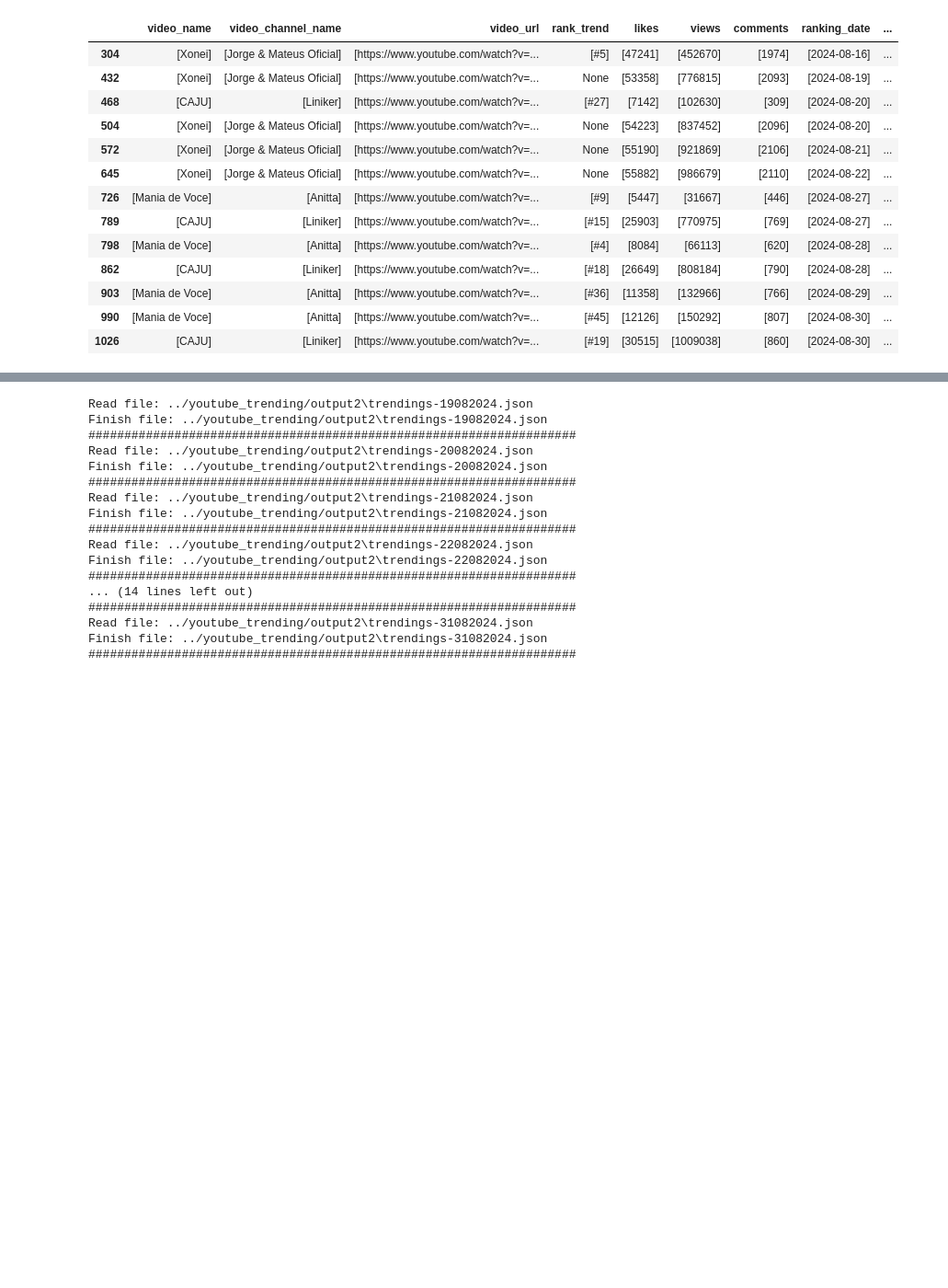
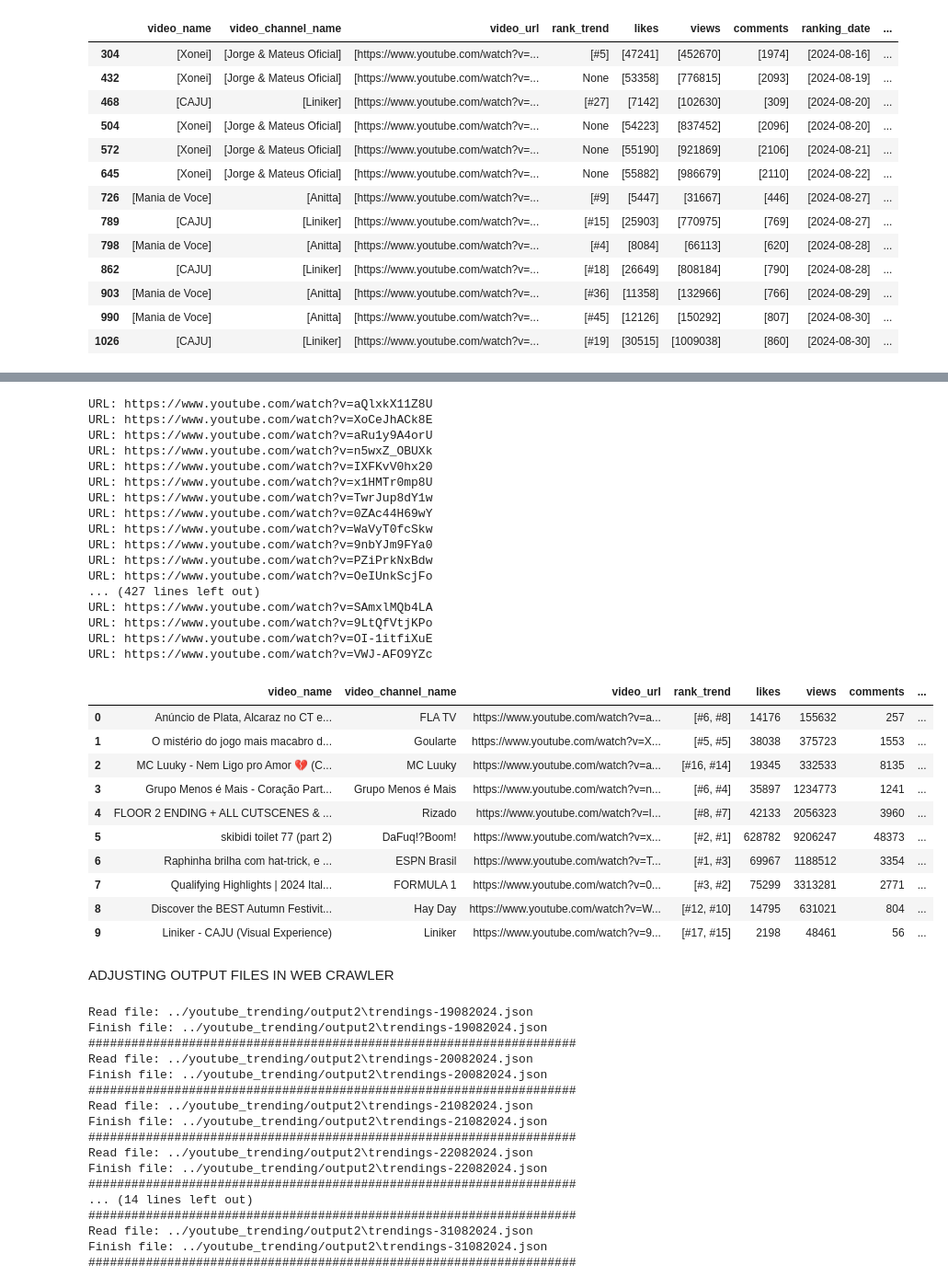
Before and after one commit to dlpires/tcc-mba-usp, a Jupyter notebook: notebooks/create_trending_table.ipynb, the cells around one changed output, grey strips where cells are left out. Shown: that part at 92% size. Saved outputs shown, nothing was run; the diff lists cells and outputs as text; code cells hidden in the pictures; blank space fills up the shorter version.

```diff
--- a/notebooks/create_trending_table.ipynb
+++ b/notebooks/create_trending_table.ipynb
@@ -102,0 +231,33 @@ Name: video_name, Length: 1093, dtype: object
+# %%
+## RUN FUNCTION
+df_trending_final = unifyVideos(df_temp2)
+df_trending_final.head(10)
+# %% [output]
+URL: https://www.youtube.com/watch?v=aQlxkX11Z8U
+URL: https://www.youtube.com/watch?v=XoCeJhACk8E
+URL: https://www.youtube.com/watch?v=aRu1y9A4orU
+URL: https://www.youtube.com/watch?v=n5wxZ_OBUXk
+URL: https://www.youtube.com/watch?v=IXFKvV0hx20
+URL: https://www.youtube.com/watch?v=x1HMTr0mp8U
+URL: https://www.youtube.com/watch?v=TwrJup8dY1w
+URL: https://www.youtube.com/watch?v=0ZAc44H69wY
+URL: https://www.youtube.com/watch?v=WaVyT0fcSkw
+URL: https://www.youtube.com/watch?v=9nbYJm9FYa0
+URL: https://www.youtube.com/watch?v=PZiPrkNxBdw
+URL: https://www.youtube.com/watch?v=OeIUnkScjFo
+... (427 lines left out)
+URL: https://www.youtube.com/watch?v=SAmxlMQb4LA
+URL: https://www.youtube.com/watch?v=9LtQfVtjKPo
+URL: https://www.youtube.com/watch?v=OI-1itfiXuE
+URL: https://www.youtube.com/watch?v=VWJ-AFO9YZc
+|  | video_name | video_channel_name | video_url | rank_trend | likes | views | comments | ... |
+| 0 | Anúncio de Plata, Alcaraz no CT e... | FLA TV | https://www.youtube.com/watch?v=a... | [#6, #8] | 14176 | 155632 | 257 | ... |
+| 1 | O mistério do jogo mais macabro d... | Goularte | https://www.youtube.com/watch?v=X... | [#5, #5] | 38038 | 375723 | 1553 | ... |
+| 2 | MC Luuky - Nem Ligo pro Amor 💔 (C... | MC Luuky | https://www.youtube.com/watch?v=a... | [#16, #14] | 19345 | 332533 | 8135 | ... |
+| 3 | Grupo Menos é Mais - Coração Part... | Grupo Menos é Mais | https://www.youtube.com/watch?v=n... | [#6, #4] | 35897 | 1234773 | 1241 | ... |
+| 4 | FLOOR 2 ENDING + ALL CUTSCENES & ... | Rizado | https://www.youtube.com/watch?v=I... | [#8, #7] | 42133 | 2056323 | 3960 | ... |
+| 5 | skibidi toilet 77 (part 2) | DaFuq!?Boom! | https://www.youtube.com/watch?v=x... | [#2, #1] | 628782 | 9206247 | 48373 | ... |
+| 6 | Raphinha brilha com hat-trick, e ... | ESPN Brasil | https://www.youtube.com/watch?v=T... | [#1, #3] | 69967 | 1188512 | 3354 | ... |
+| 7 | Qualifying Highlights | 2024 Ital... | FORMULA 1 | https://www.youtube.com/watch?v=0... | [#3, #2] | 75299 | 3313281 | 2771 | ... |
+| 8 | Discover the BEST Autumn Festivit... | Hay Day | https://www.youtube.com/watch?v=W... | [#12, #10] | 14795 | 631021 | 804 | ... |
+| 9 | Liniker - CAJU (Visual Experience) | Liniker | https://www.youtube.com/watch?v=9... | [#17, #15] | 2198 | 48461 | 56 | ... |
@@ -103,3 +269,5 @@ Name: video_name, Length: 1093, dtype: object
+# %% [markdown]
+ADJUSTING OUTPUT FILES IN WEB CRAWLER
 # %%
 ### adjusting output files
 import os, json
```
Also changed, not shown: parts of 11 cells of this notebook, 2 other files.
